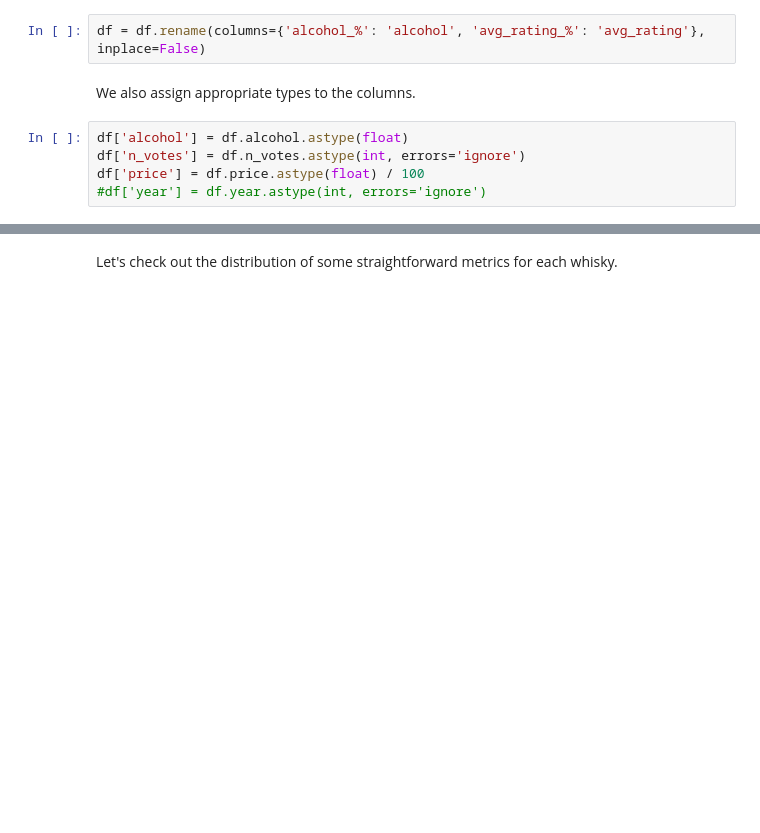
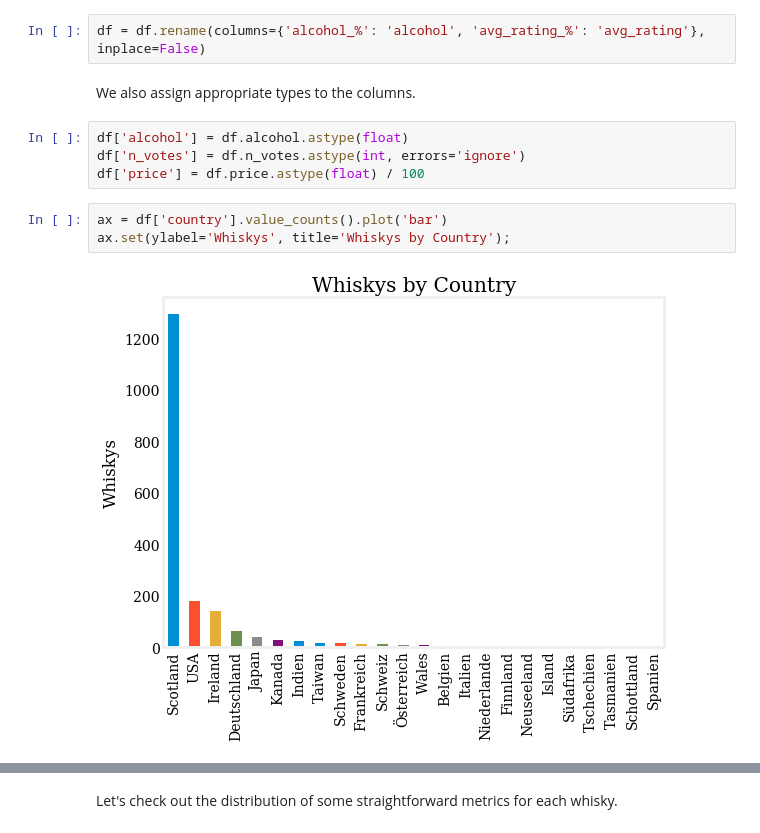
Before and after one commit to schmiddim/greek-wines-analysis, a Jupyter notebook: whisky-analysis.ipynb, the cells around one changed output, grey strips where cells are left out. Drawn from its saved outputs; the diff is of its cells as text; blank space fills up the shorter version.

```diff
--- a/whisky-analysis.ipynb
+++ b/whisky-analysis.ipynb
@@ -70,4 +70,8 @@ We also assign appropriate types to the columns.
 df['alcohol'] = df.alcohol.astype(float)
 df['n_votes'] = df.n_votes.astype(int, errors='ignore')
 df['price'] = df.price.astype(float) / 100
-#df['year'] = df.year.astype(int, errors='ignore')
+# %%
+ax = df['country'].value_counts().plot('bar')
+ax.set(ylabel='Whiskys', title='Whiskys by Country');
+# %% [output]
+[figure, added]
```
Also changed, not shown: parts of 7 cells of this notebook, 2 other files.
